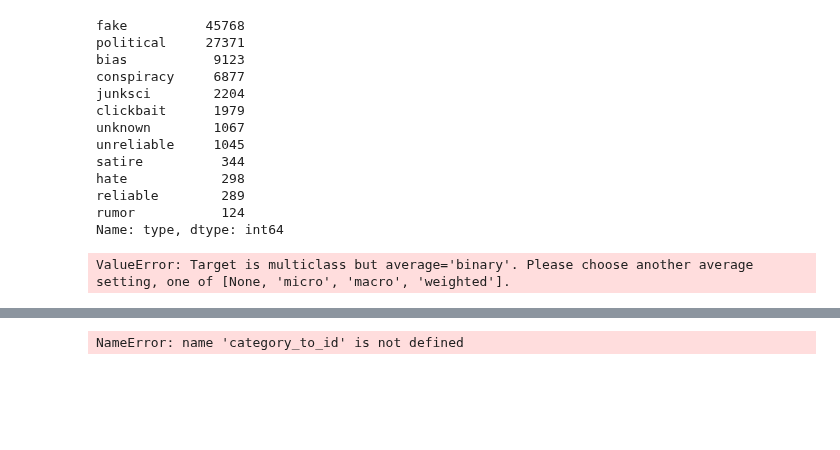
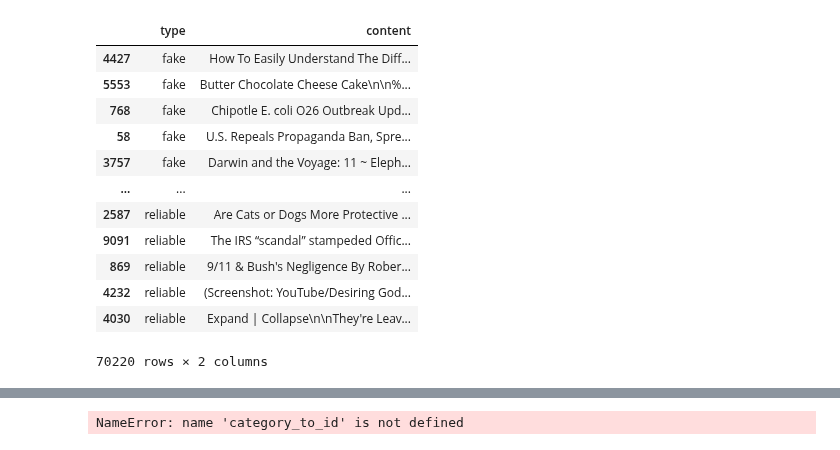
Before and after one commit to SystemOut1324/Datascience_Final_Project, a Jupyter notebook: Appendix/Manual/Setup_predictive_modelling_Daniel.ipynb, the cells around one changed output, grey strips where cells are left out. Cells and saved outputs as stored; diff of their text form; code cells hidden in the pictures; blank space fills up the shorter version.

Commit message:
add more to daniel setup_prediction

```diff
--- a/Appendix/Manual/Setup_predictive_modelling_Daniel.ipynb
+++ b/Appendix/Manual/Setup_predictive_modelling_Daniel.ipynb
@@ -8,22 +7,11 @@ import spacy
 # %%
 # Read csv-file
-filepath = '../Data_git_ignore/ml_dataset.csv'
+filepath = '../Data_git_ignore/clean_corpus.csv'
 # filepath = '../Data_git_ignore/clean-100k.csv'
 df = pd.read_csv(filepath, index_col = [0])
 
+# Select colums to use for ML
 df = df[['type', 'content']]
 
-
-# Calculating number: count, unique for each column
-describe_df = df.describe(include=[np.object]).head(2)
-
-# Calculating number: NaN for each column
-nan_df = df.isna().sum()
-
-# Create one df
-describe_df.loc['missing'] = nan_df
-# plot
-describe_df.T.plot(kind='bar',  table=True)
-describe_df # just display numbers
-df.head(10)
+df.head()
 # %% [output]
@@ -104,19 +92,19 @@ train, test, validate ==> (860, 2) (190, 2) (190, 2)
 # %%
-df['type'].value_counts()
+df
 # %% [output]
+|  | type | content |
+| 4427 | fake | How To Easily Understand The Diff... |
+| 5553 | fake | Butter Chocolate Cheese Cake\n\n%... |
+| 768 | fake | Chipotle E. coli O26 Outbreak Upd... |
+| 58 | fake | U.S. Repeals Propaganda Ban, Spre... |
+| 3757 | fake | Darwin and the Voyage: 11 ~ Eleph... |
+| ... | ... | ... |
+| 2587 | reliable | Are Cats or Dogs More Protective ... |
+| 9091 | reliable | The IRS “scandal” stampeded Offic... |
+| 869 | reliable | 9/11 & Bush's Negligence By Rober... |
+| 4232 | reliable | (Screenshot: YouTube/Desiring God... |
+| 4030 | reliable | Expand | Collapse\n\nThey're Leav... |
-fake          45768
-political     27371
-bias           9123
-conspiracy     6877
-junksci        2204
-clickbait      1979
-unknown        1067
-unreliable     1045
-satire          344
-hate            298
-reliable        289
-rumor           124
-Name: type, dtype: int64
+70220 rows × 2 columns
 # %%
 # Split into labels and data
 X_train    = train['content']
@@ -147,11 +135,9 @@ clf_svm = Pipeline([('vect', CountVectorizer()),
                     ('tfidf', TfidfTransformer()),
                     ('svm', SGDClassifier()),])
 
-clf_svm.fit(X_train, y_train)
-y_pred = clf_svm.predict(X_train)
-f1_score(y_train , y_pred, zero_division=1)
+# clf_svm.fit(X_train, y_train)
+# y_pred = clf_svm.predict(X_train)
+# f1_score(y_train , y_pred, zero_division=1)
-# %% [output]
-ValueError: Target is multiclass but average='binary'. Please choose another average setting, one of [None, 'micro', 'macro', 'weighted'].
 # %%
 # All classifier-pipelines and their names
 classifiers = [(clf_NB, 'Naive Bayes'), (clf_svm, 'Support vector machine')]
```
Also changed, not shown: parts of 28 cells of this notebook.
